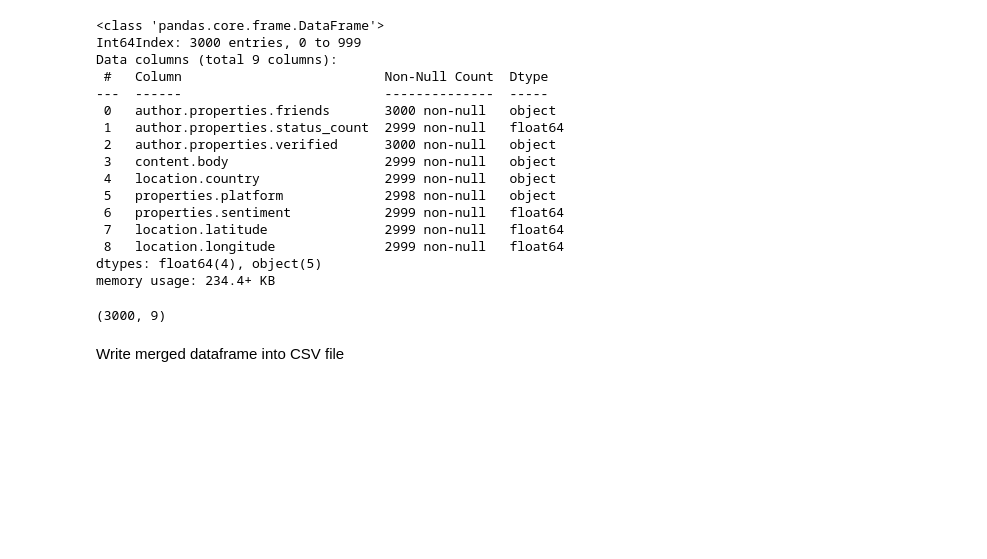
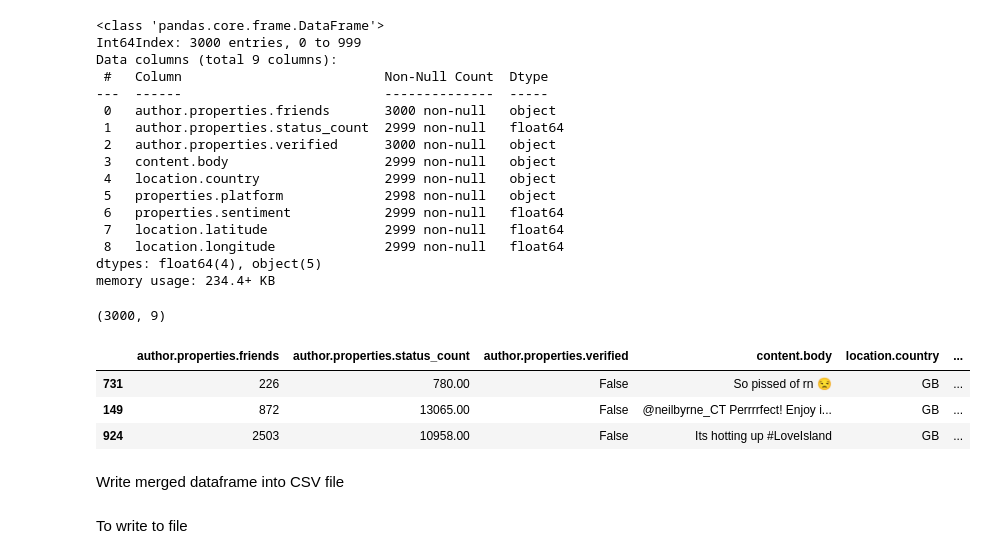
Before and after one commit to gkadeoti/datahakerman_final_project, a Jupyter notebook: TS02_Dataframe_Merging.ipynb, the cells around one changed output. Saved outputs shown, nothing was run; the diff lists cells and outputs as text; code cells hidden in the pictures; blank space fills up the shorter version.

```diff
--- a/TS02_Dataframe_Merging.ipynb
+++ b/TS02_Dataframe_Merging.ipynb
@@ -221,6 +280,13 @@ memory usage: 234.4+ KB
 all_merged_data.shape
 # %% [output]
 (3000, 9)
+# %%
+all_merged_data.sample(3)
+# %% [output]
+|  | author.properties.friends | author.properties.status_count | author.properties.verified | content.body | location.country | ... |
+| 731 | 226 | 780.00 | False | So pissed of rn 😒 | GB | ... |
+| 149 | 872 | 13065.00 | False | @neilbyrne_CT Perrrrfect! Enjoy i... | GB | ... |
+| 924 | 2503 | 10958.00 | False | Its hotting up #LoveIsland | GB | ... |
 # %% [markdown]
 Write merged dataframe into CSV file
 # %%
@@ -228,2 +294,4 @@ save_path = 'outputs/all_merged_data.csv'
+# %% [markdown]
+To write to file
 # %%
 all_merged_data.to_csv('outputs/all_merged_data.csv')
```
Also changed, not shown: parts of 38 cells of this notebook, 2 other files.
